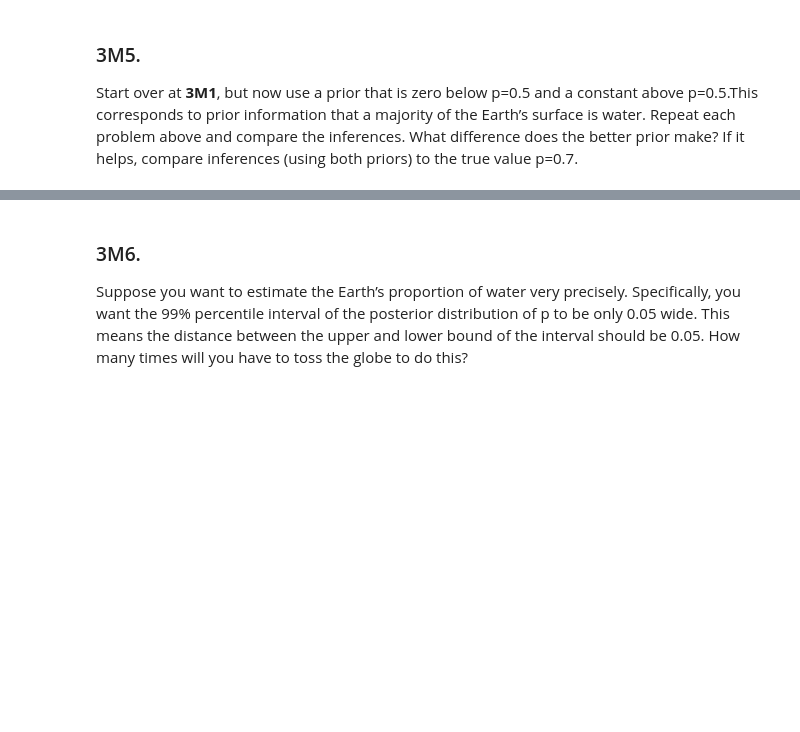
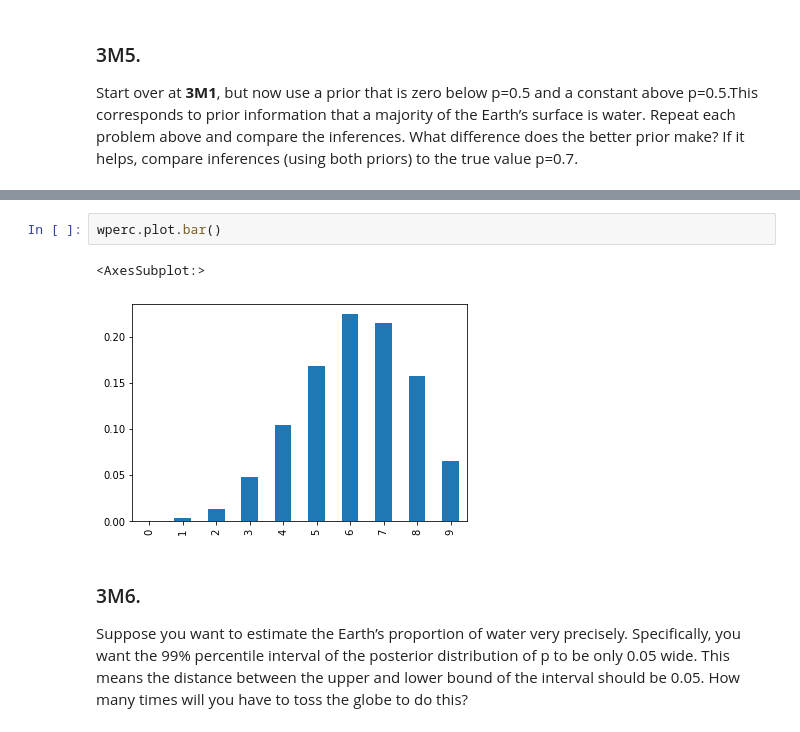
Before and after one commit to Giuco/statistical-rethinking, a Jupyter notebook: notebooks/Ch3.ipynb, the cells around one changed output, grey strips where cells are left out. Saved outputs shown, nothing was run; the diff lists cells and outputs as text; blank space fills up the shorter version.

```diff
--- a/notebooks/Ch3.ipynb
+++ b/notebooks/Ch3.ipynb
@@ -440,3 +494,8 @@ Start over at **3M1**, but now use a prior that is zero below p=0.5 and a consta
+# %%
+wperc.plot.bar()
+# %% [output]
+<AxesSubplot:>
+[figure, added]
 # %% [markdown]
 ### 3M6.
 
```
Also changed, not shown: parts of 48 cells of this notebook, 1 other file.
